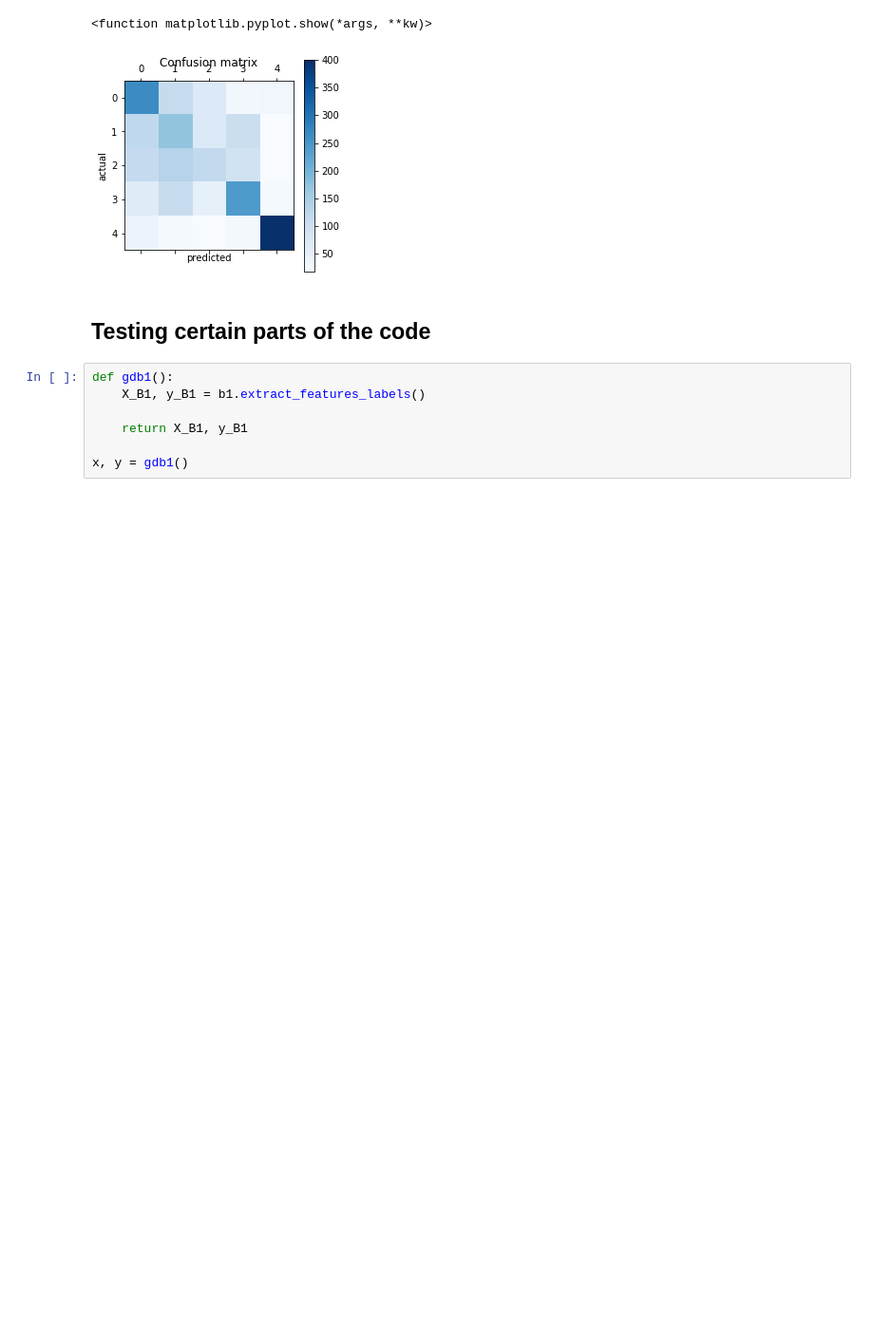
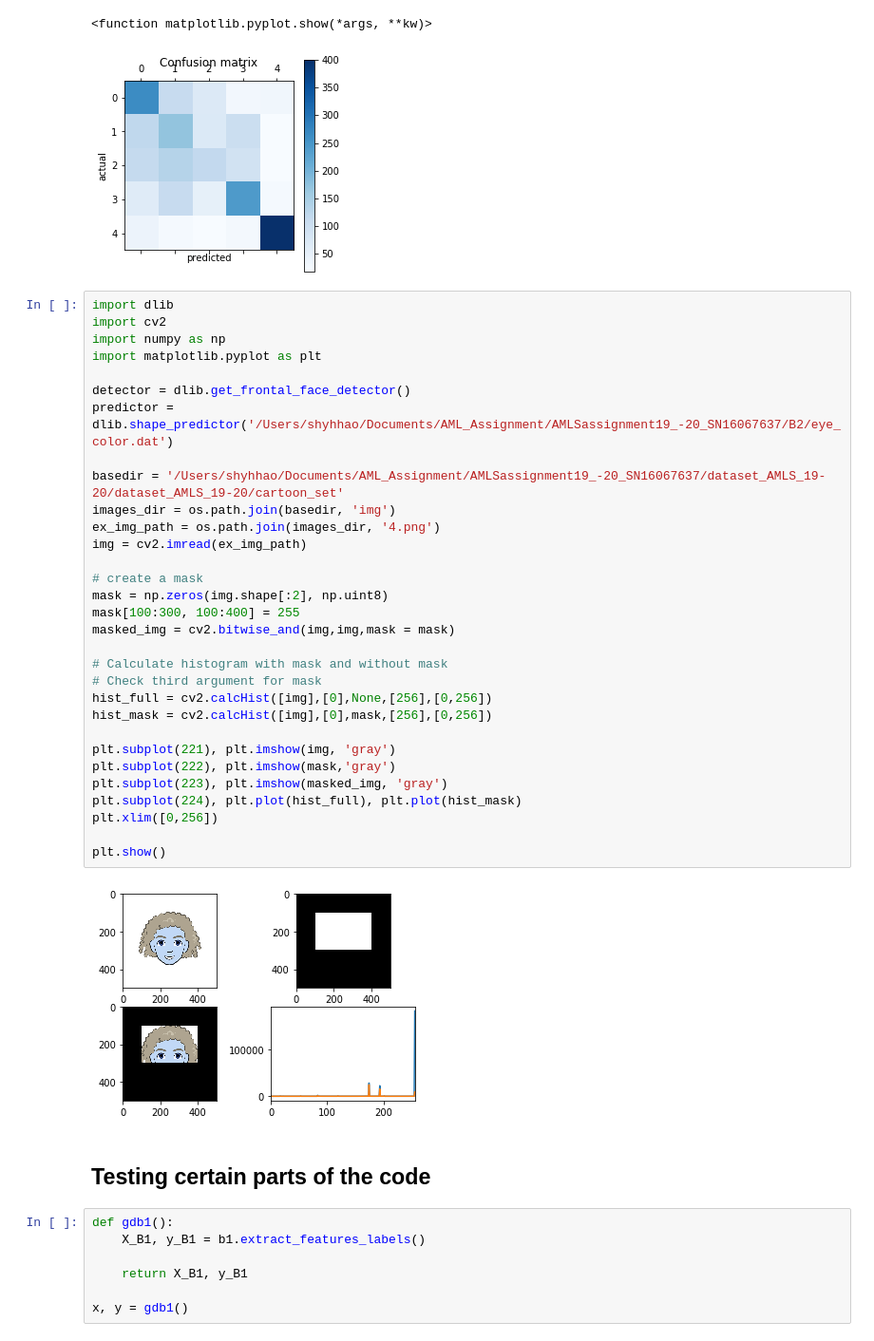
Before and after one commit to uclshyhhao/AMLS_19-20_LSH_SN16067637, a Jupyter notebook: B2/EyeColor_B2.ipynb, the cells around one changed output. Shown: that part at 95% size. Drawn from its saved outputs; the diff is of its cells as text; blank space fills up the shorter version.

```diff
--- a/B2/EyeColor_B2.ipynb
+++ b/B2/EyeColor_B2.ipynb
@@ -255,6 +253,39 @@ plt.show
  [ 39  23  18  25 401]]
 <function matplotlib.pyplot.show(*args, **kw)>
 [figure]
+# %%
+import dlib
+import cv2
+import numpy as np
+import matplotlib.pyplot as plt
+
+detector = dlib.get_frontal_face_detector()
+predictor = dlib.shape_predictor('/Users/shyhhao/Documents/AML_Assignment/AMLSassignment19_-20_SN16067637/B2/eye_color.dat')
+
+basedir = '/Users/shyhhao/Documents/AML_Assignment/AMLSassignment19_-20_SN16067637/dataset_AMLS_19-20/dataset_AMLS_19-20/cartoon_set'
+images_dir = os.path.join(basedir, 'img')
+ex_img_path = os.path.join(images_dir, '4.png')
+img = cv2.imread(ex_img_path)
+
+# create a mask
+mask = np.zeros(img.shape[:2], np.uint8)
+mask[100:300, 100:400] = 255
+masked_img = cv2.bitwise_and(img,img,mask = mask)
+
+# Calculate histogram with mask and without mask
+# Check third argument for mask
+hist_full = cv2.calcHist([img],[0],None,[256],[0,256])
+hist_mask = cv2.calcHist([img],[0],mask,[256],[0,256])
+
+plt.subplot(221), plt.imshow(img, 'gray')
+plt.subplot(222), plt.imshow(mask,'gray')
+plt.subplot(223), plt.imshow(masked_img, 'gray')
+plt.subplot(224), plt.plot(hist_full), plt.plot(hist_mask)
+plt.xlim([0,256])
+
+plt.show()
+# %% [output]
+[figure, added]
 # %% [markdown]
 ## Testing certain parts of the code
 # %%
```
Also changed, not shown: parts of 4 cells of this notebook, 4 other files.
